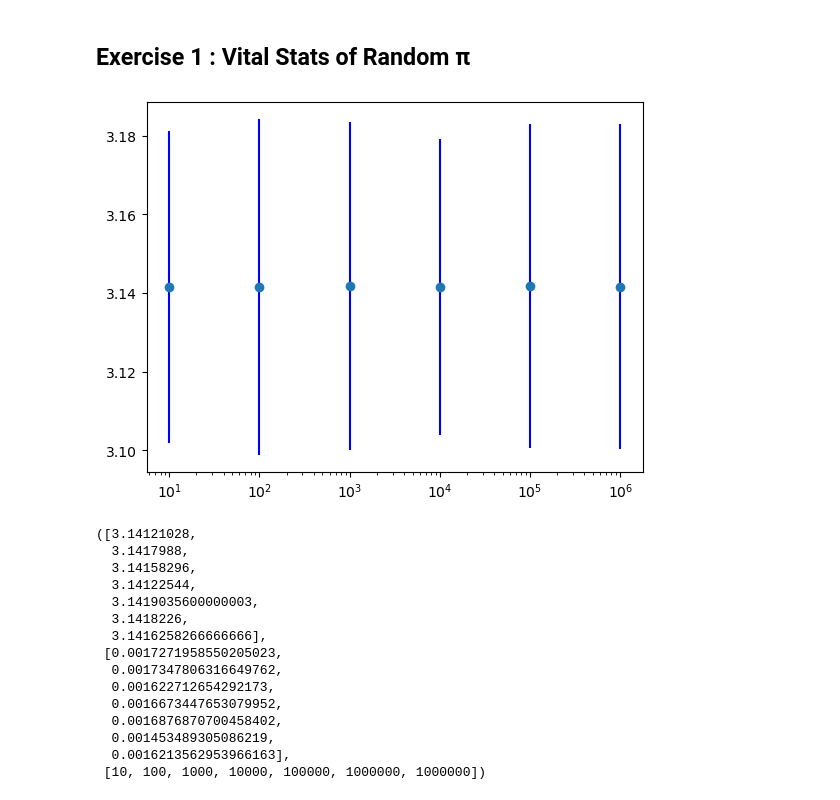
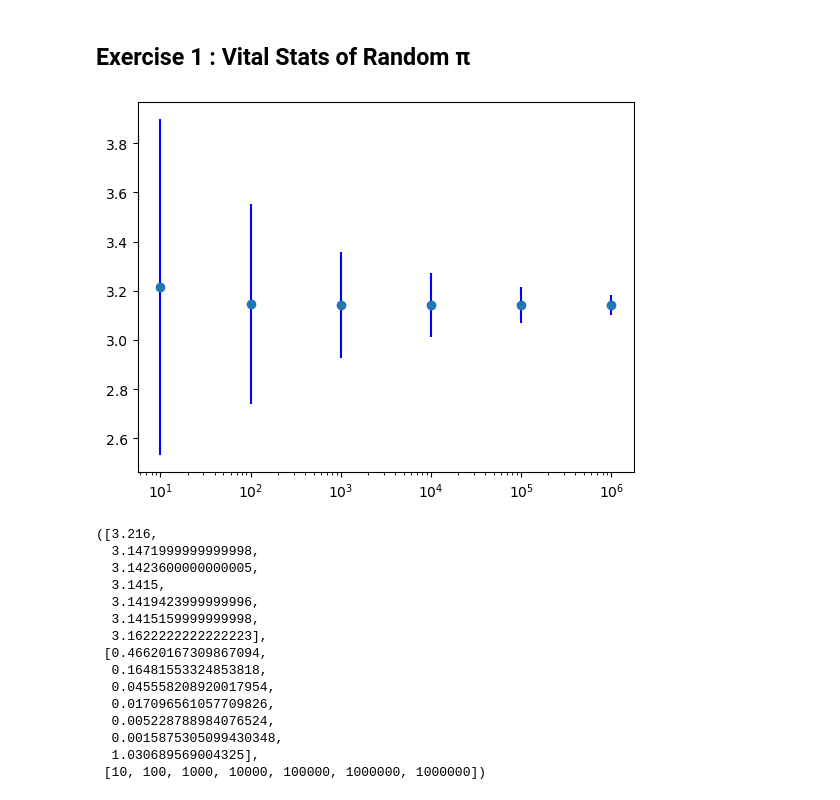
Before and after one commit to SPS-SP2273/learning-portfolio-tunnminn, a Jupyter notebook: random numbers/random_numbers_(good).ipynb, the cells around one changed output. Cells and saved outputs as stored; diff of their text form; code cells hidden in the pictures.

```diff
--- a/random numbers/random_numbers_(good).ipynb
+++ b/random numbers/random_numbers_(good).ipynb
@@ -163,33 +163,33 @@ N_green=np.sum((x**2+y**2) <= 1)
 # %% [markdown]
 ## Exercise 1 :  Vital Stats of Random π
 # %%
+n=100_000_000
 def estimate_pi(n):
-    n = 1_000_000
     x=rnd.rand(n)
     y=rnd.rand(n)
     n_green=np.sum((x**2+y**2) <= 1)
     return 4 * (n_green / n)
 estimate_pi(n)
 
 x = [estimate_pi(n=10000) for _ in range (1_00)]
 np.mean(x)
 np.std(x)
 
 mean_pi = []
 sd_pi = []
 N = []
 for m in range (1, 7):
     n=10**m
-    pii = [estimate_pi(n) for _ in range (100)]
+    pii = [estimate_pi(n) for _ in range (1_00)]
     mean_pi.append(np.mean(pii))
     sd_pi.append(np.std(pii))
     N.append(n)
 mean_pi, sd_pi, N
 
 plt.errorbar(N, mean_pi, yerr=np.sqrt(sd_pi), fmt='o', ecolor='blue')
 plt.xscale('log')
 # %% [output]
-[figure, old version]
+[figure, new version]
 # %%
 n=10**m
 pii = [estimate_pi(n) for n in range(1, 7) for _ in range (100)]
@@ -198,18 +198,18 @@ sd_pi.append(np.std(pii))
 N.append(n)
 mean_pi, sd_pi, N
 # %% [output]
-([3.14121028,
-  3.1417988,
-  3.14158296,
-  3.14122544,
-  3.1419035600000003,
-  3.1418226,
-  3.1416258266666666],
- [0.0017271958550205023,
-  0.0017347806316649762,
-  0.001622712654292173,
-  0.0016673447653079952,
-  0.0016876870700458402,
-  0.001453489305086219,
-  0.0016213562953966163],
+([3.216,
+  3.1471999999999998,
+  3.1423600000000005,
+  3.1415,
+  3.1419423999999996,
+  3.1415159999999998,
+  3.1622222222222223],
+ [0.46620167309867094,
+  0.16481553324853818,
+  0.045558208920017954,
+  0.017096561057709826,
+  0.005228788984076524,
+  0.0015875305099430348,
+  1.030689569004325],
  [10, 100, 1000, 10000, 100000, 1000000, 1000000])
```
Also changed, not shown: parts of 8 cells of this notebook.
